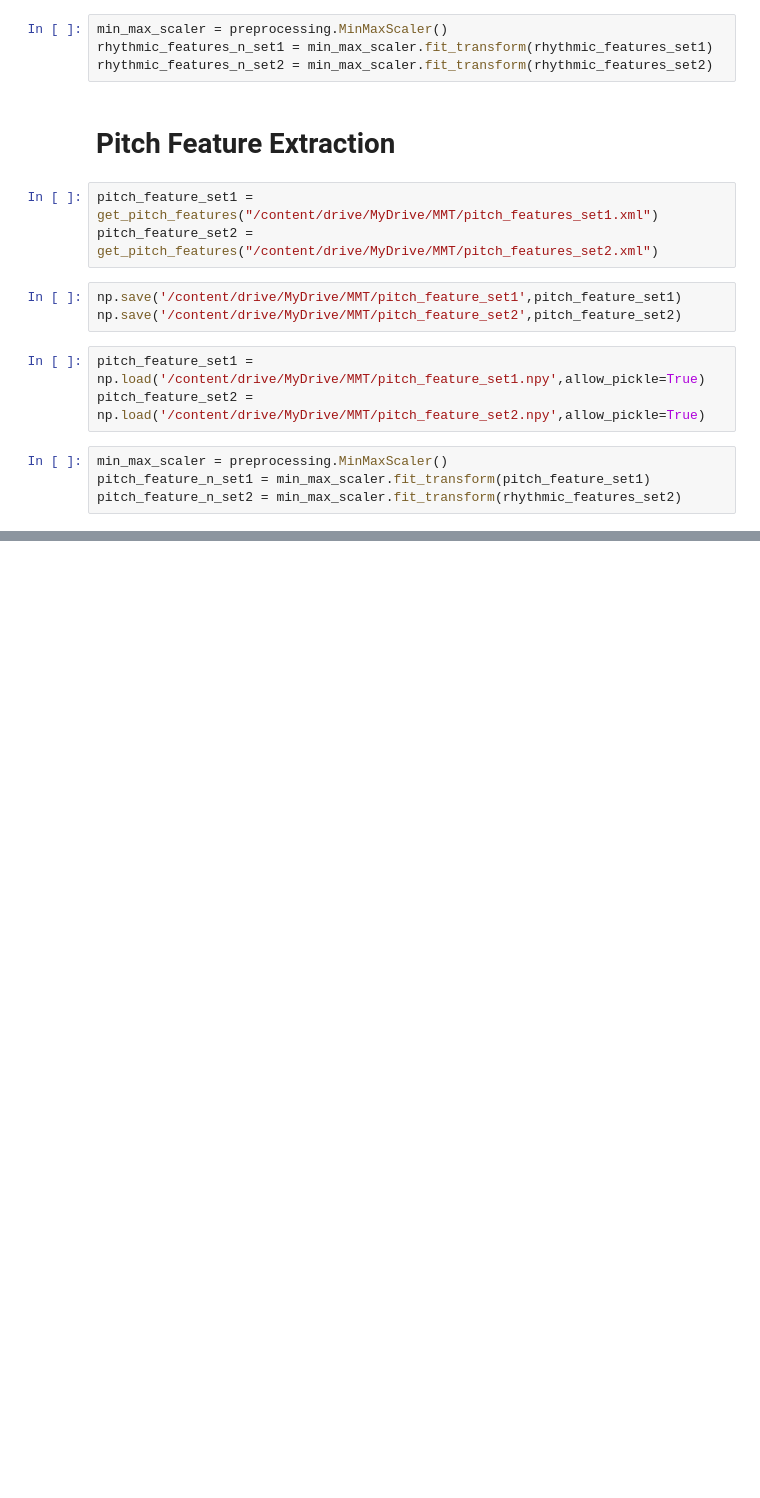
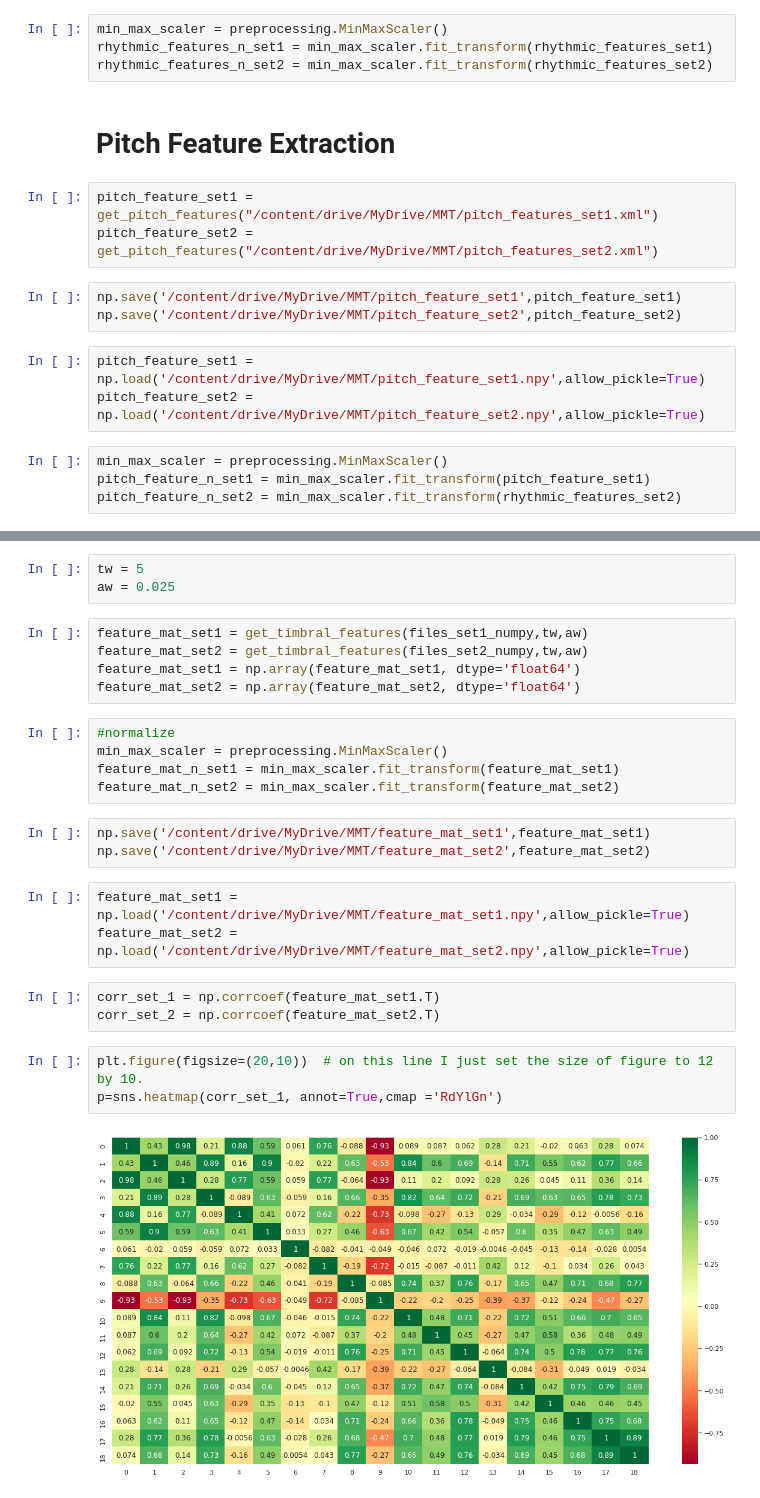
Before and after one commit to D-Mahajan/Music-Genre-Classification, a Jupyter notebook: MMT_genre_classification.ipynb, the cells around one changed output, grey strips where cells are left out. Drawn from its saved outputs; the diff is of its cells as text; blank space fills up the shorter version.

```diff
--- a/MMT_genre_classification.ipynb
+++ b/MMT_genre_classification.ipynb
@@ -292,0 +299,27 @@ pitch_feature_n_set2 = min_max_scaler.fit_transform(rhythmic_features_set2)
+# %%
+tw = 5
+aw = 0.025
+# %%
+feature_mat_set1 = get_timbral_features(files_set1_numpy,tw,aw)
+feature_mat_set2 = get_timbral_features(files_set2_numpy,tw,aw)
+feature_mat_set1 = np.array(feature_mat_set1, dtype='float64')
+feature_mat_set2 = np.array(feature_mat_set2, dtype='float64')
+# %%
+#normalize
+min_max_scaler = preprocessing.MinMaxScaler()
+feature_mat_n_set1 = min_max_scaler.fit_transform(feature_mat_set1)
+feature_mat_n_set2 = min_max_scaler.fit_transform(feature_mat_set2)
+# %%
+np.save('/content/drive/MyDrive/MMT/feature_mat_set1',feature_mat_set1)
+np.save('/content/drive/MyDrive/MMT/feature_mat_set2',feature_mat_set2)
+# %%
+feature_mat_set1 = np.load('/content/drive/MyDrive/MMT/feature_mat_set1.npy',allow_pickle=True)
+feature_mat_set2 = np.load('/content/drive/MyDrive/MMT/feature_mat_set2.npy',allow_pickle=True)
+# %%
+corr_set_1 = np.corrcoef(feature_mat_set1.T)
+corr_set_2 = np.corrcoef(feature_mat_set2.T)
+# %%
+plt.figure(figsize=(20,10))  # on this line I just set the size of figure to 12 by 10.
+p=sns.heatmap(corr_set_1, annot=True,cmap ='RdYlGn')
+# %% [output]
+[figure, added]
```
Also changed, not shown: parts of 172 cells of this notebook.
